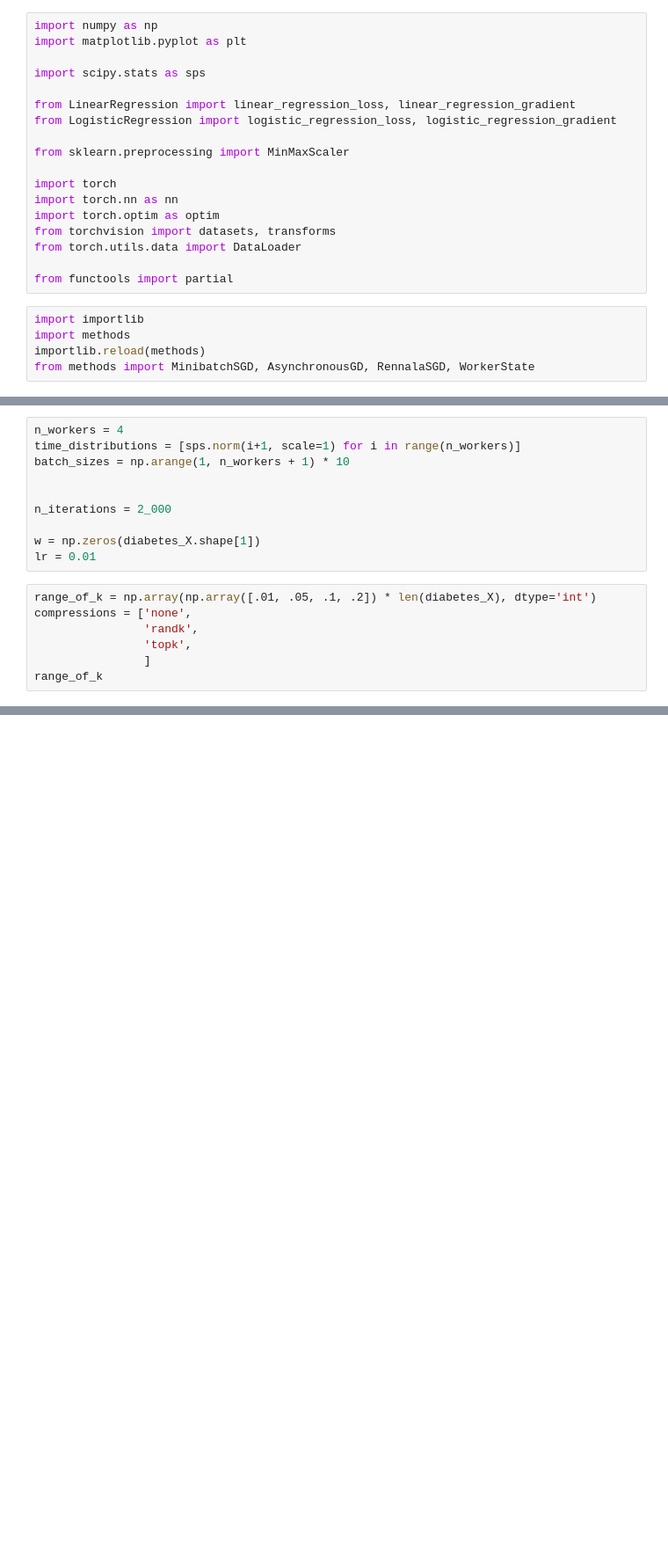
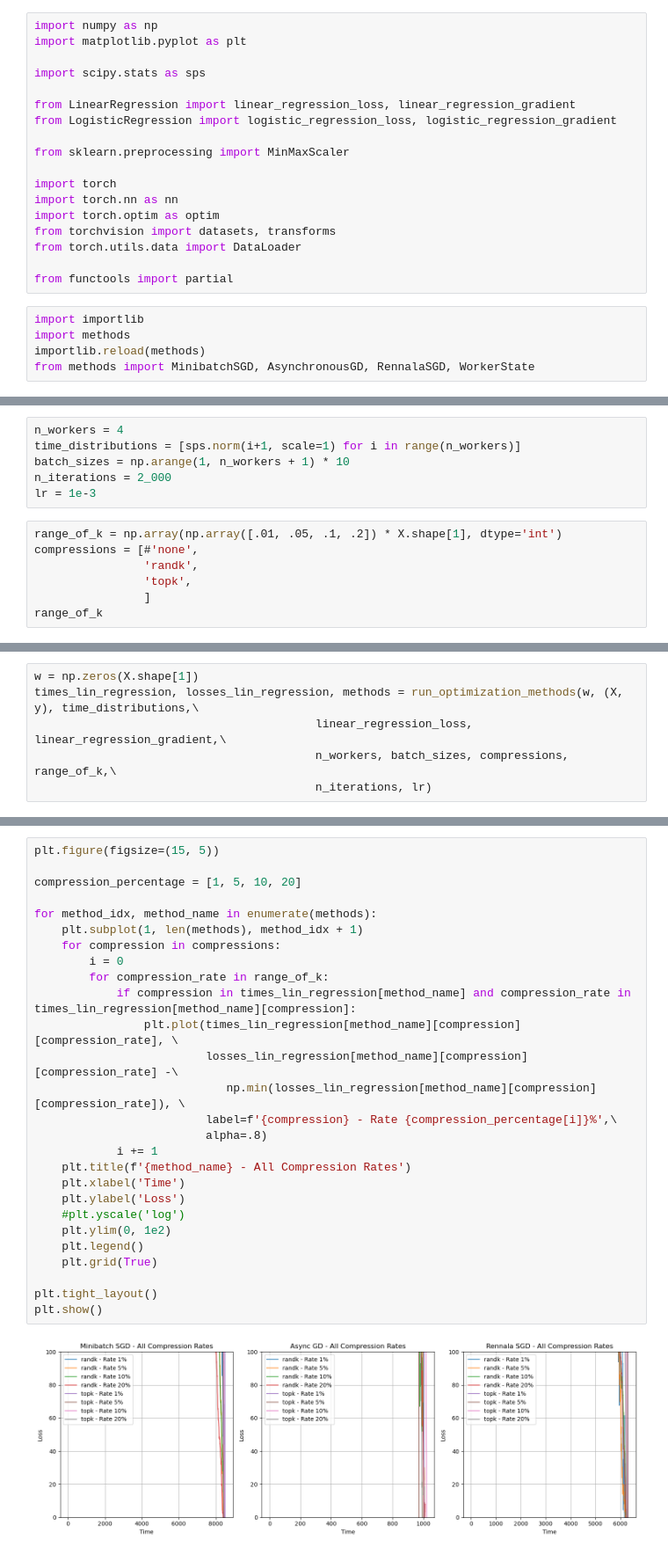
Before and after one commit to AlievAE/AsyncMethods, a Jupyter notebook: compressed_experiments.ipynb, the cells around one changed output, grey strips where cells are left out. Shown at 88% size. Drawn from its saved outputs; the diff is of its cells as text; blank space fills up the shorter version.

```diff
--- a/compressed_experiments.ipynb
+++ b/compressed_experiments.ipynb
@@ -29,15 +109,11 @@ diabetes_X = np.hstack((diabetes_X, np.ones((len(diabetes_X), 1))))
 n_workers = 4
 time_distributions = [sps.norm(i+1, scale=1) for i in range(n_workers)]
 batch_sizes = np.arange(1, n_workers + 1) * 10
-
-
 n_iterations = 2_000
-
-w = np.zeros(diabetes_X.shape[1])
-lr = 0.01
+lr = 1e-3
 # %%
-range_of_k = np.array(np.array([.01, .05, .1, .2]) * len(diabetes_X), dtype='int')
-compressions = ['none',
+range_of_k = np.array(np.array([.01, .05, .1, .2]) * X.shape[1], dtype='int')
+compressions = [#'none',
                 'randk',
                 'topk',
                 ]
@@ -96,0 +125,6 @@ Error:
+# %%
+w = np.zeros(X.shape[1])
+times_lin_regression, losses_lin_regression, methods = run_optimization_methods(w, (X, y), time_distributions,\
+                                         linear_regression_loss, linear_regression_gradient,\
+                                         n_workers, batch_sizes, compressions, range_of_k,\
+                                         n_iterations, lr)
@@ -96,0 +149,29 @@ Error:
+# %%
+plt.figure(figsize=(15, 5))
+
+compression_percentage = [1, 5, 10, 20]
+
+for method_idx, method_name in enumerate(methods):
+    plt.subplot(1, len(methods), method_idx + 1)
+    for compression in compressions:
+        i = 0
+        for compression_rate in range_of_k:
+            if compression in times_lin_regression[method_name] and compression_rate in times_lin_regression[method_name][compression]:
+                plt.plot(times_lin_regression[method_name][compression][compression_rate], \
+                         losses_lin_regression[method_name][compression][compression_rate] -\
+                            np.min(losses_lin_regression[method_name][compression][compression_rate]), \
+                         label=f'{compression} - Rate {compression_percentage[i]}%',\
+                         alpha=.8)
+            i += 1
+    plt.title(f'{method_name} - All Compression Rates')
+    plt.xlabel('Time')
+    plt.ylabel('Loss')
+    #plt.yscale('log')
+    plt.ylim(0, 1e2)
+    plt.legend()
+    plt.grid(True)
+
+plt.tight_layout()
+plt.show()
+# %% [output]
+[figure, added]
```
Also changed, not shown: parts of 20 cells of this notebook, 2 other files.
